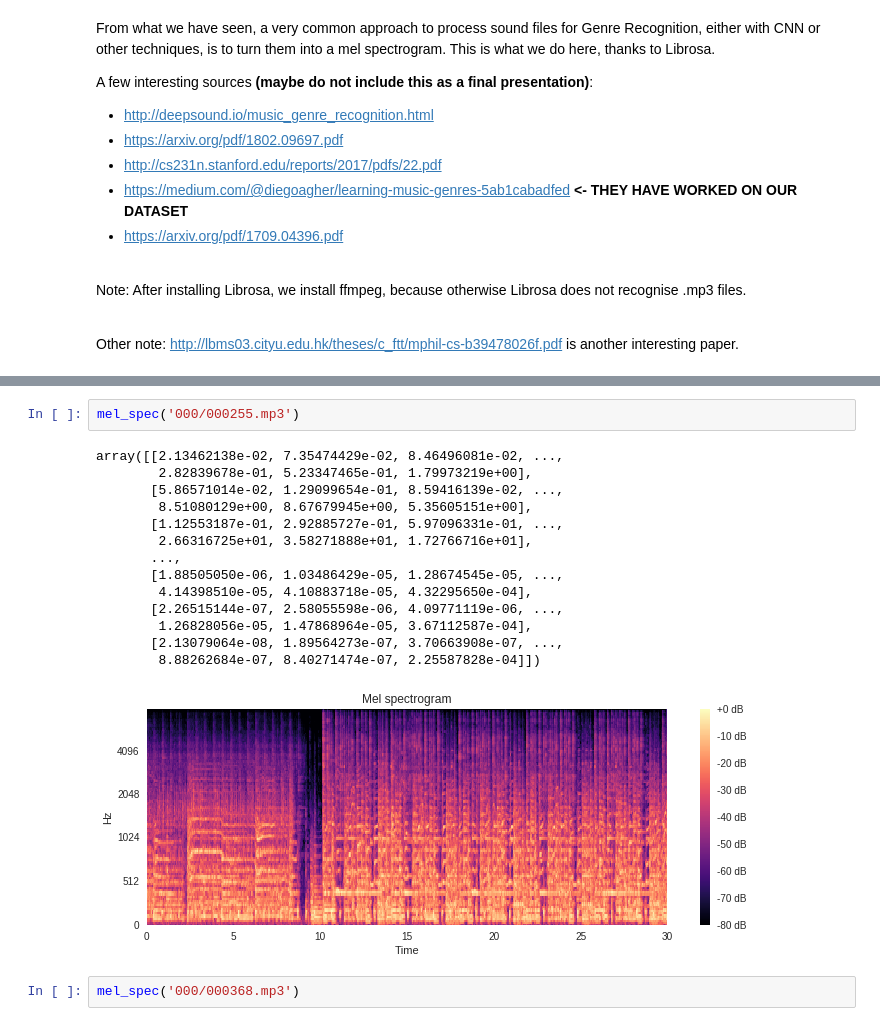
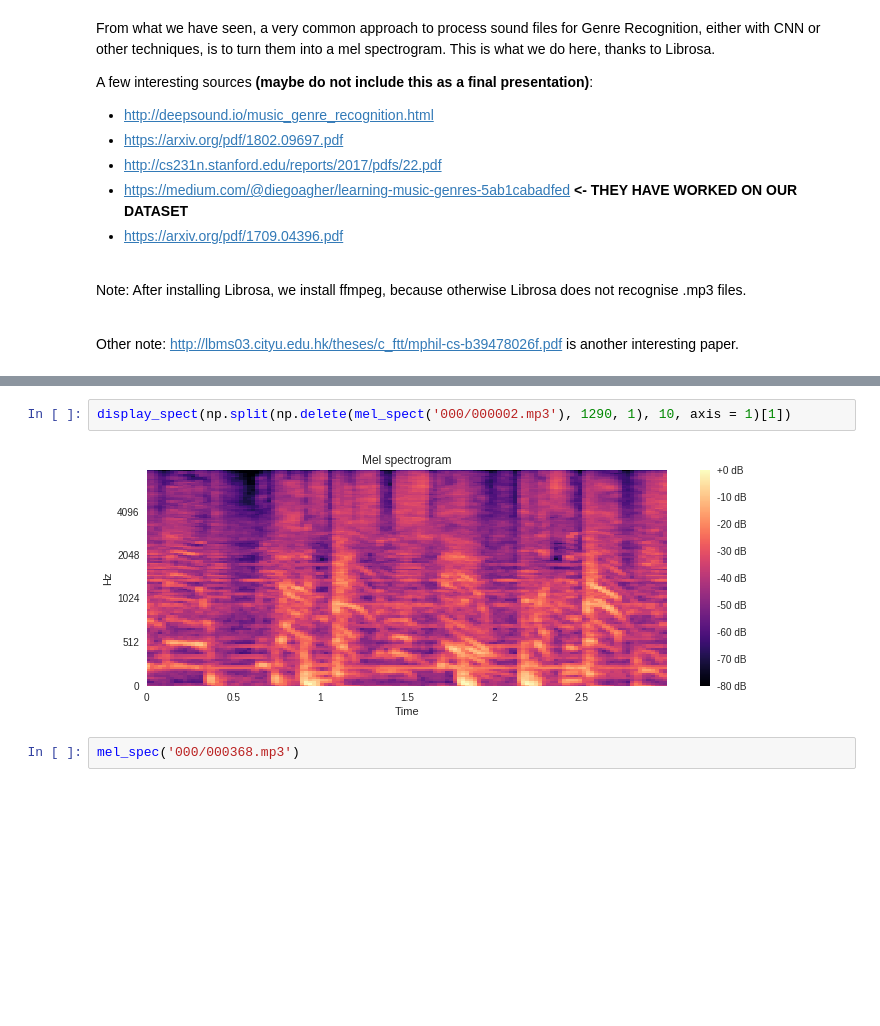
Before and after one commit to Jane1118/music-genre-finder, a Jupyter notebook: music_genre_finder.ipynb, the cells around one changed output, grey strips where cells are left out. Saved outputs shown, nothing was run; the diff lists cells and outputs as text; blank space fills up the shorter version.

```diff
--- a/music_genre_finder.ipynb
+++ b/music_genre_finder.ipynb
@@ -291,20 +664,7 @@ array([[3.57158460e-02, 3.02197298e+00, 4.93031916e+00, ...,
-# %%
-mel_spec('000/000255.mp3')
-# %% [output]
-array([[2.13462138e-02, 7.35474429e-02, 8.46496081e-02, ...,
-        2.82839678e-01, 5.23347465e-01, 1.79973219e+00],
-       [5.86571014e-02, 1.29099654e-01, 8.59416139e-02, ...,
-        8.51080129e+00, 8.67679945e+00, 5.35605151e+00],
-       [1.12553187e-01, 2.92885727e-01, 5.97096331e-01, ...,
-        2.66316725e+01, 3.58271888e+01, 1.72766716e+01],
-       ...,
-       [1.88505050e-06, 1.03486429e-05, 1.28674545e-05, ...,
-        4.14398510e-05, 4.10883718e-05, 4.32295650e-04],
-       [2.26515144e-07, 2.58055598e-06, 4.09771119e-06, ...,
-        1.26828056e-05, 1.47868964e-05, 3.67112587e-04],
-       [2.13079064e-08, 1.89564273e-07, 3.70663908e-07, ...,
-        8.88262684e-07, 8.40271474e-07, 2.25587828e-04]])
-[figure, removed]
+# %%
+display_spect(np.split(np.delete(mel_spect('000/000002.mp3'), 1290, 1), 10, axis = 1)[1])
+# %% [output]
+[figure, added]
 # %%
 mel_spec('000/000368.mp3')
 # %% [output]
```
Also changed, not shown: parts of 42 cells of this notebook, 2 other files.
